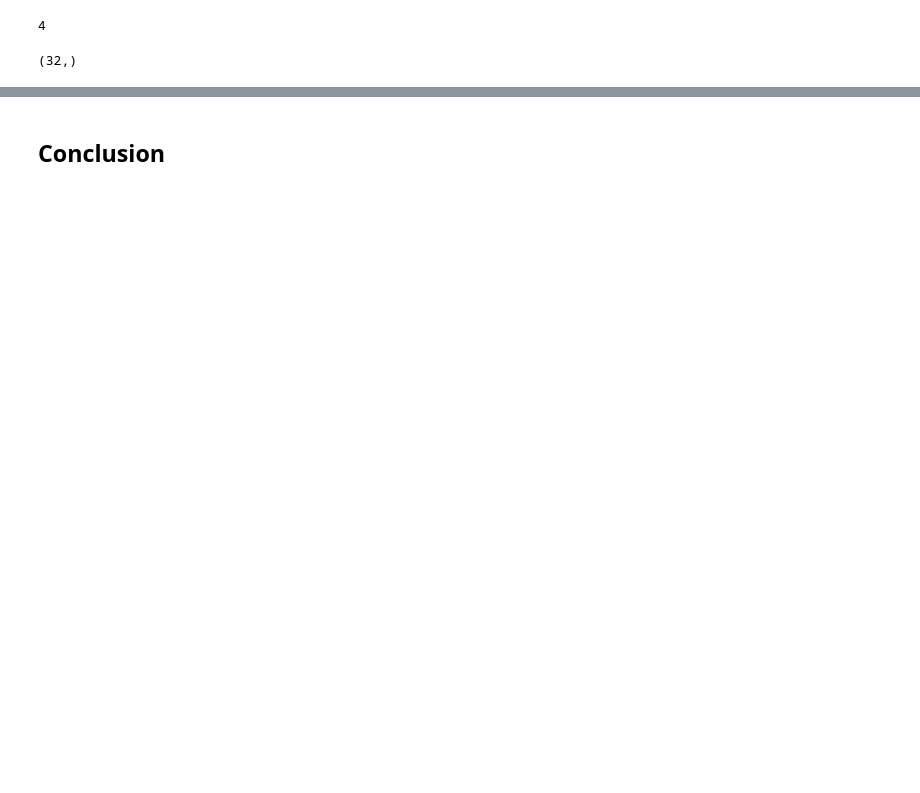
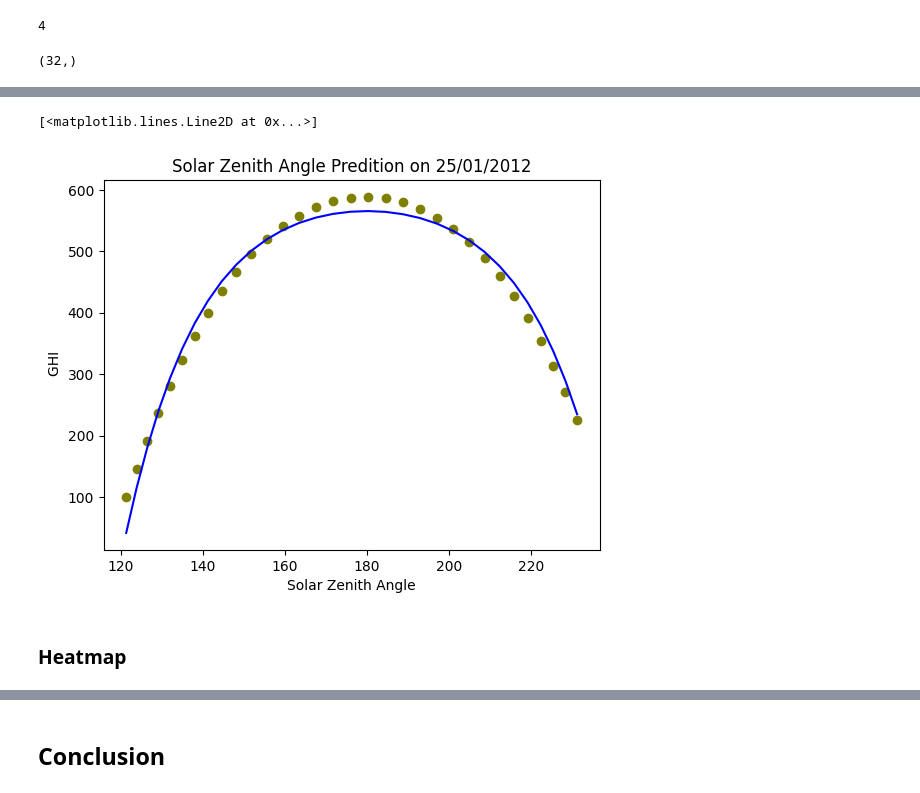
Before and after one commit to fedegiallorosso/solar_forecasting, a Jupyter notebook: notebooks/Emilio_linear_regression.ipynb, the cells around one changed output, grey strips where cells are left out. Cells and saved outputs as stored; diff of their text form; code cells hidden in the pictures; blank space fills up the shorter version.

```diff
--- a/notebooks/Emilio_linear_regression.ipynb
+++ b/notebooks/Emilio_linear_regression.ipynb
@@ -226,0 +202,11 @@ it seems that SAE will NOT determine the GHI under clean sky
+# %%
+plt.title("Solar Zenith Angle Predition on 25/01/2012")
+plt.xlabel("Solar Zenith Angle")
+plt.ylabel("        GHI       ")
+plt.scatter(x2,y, color='olive')
+plt.plot(x2,ypred, color='blue')
+# %% [output]
+[<matplotlib.lines.Line2D at 0x...>]
+[figure, added]
+# %% [markdown]
+### Heatmap
```
Also changed, not shown: parts of 44 cells of this notebook.
